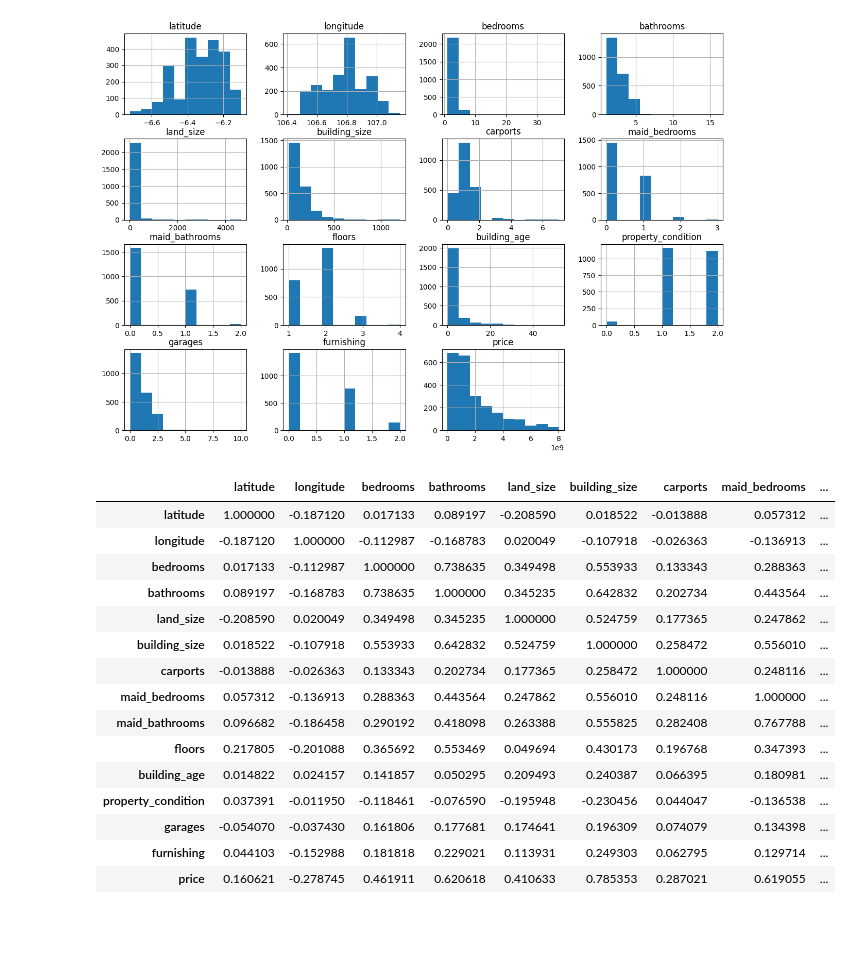
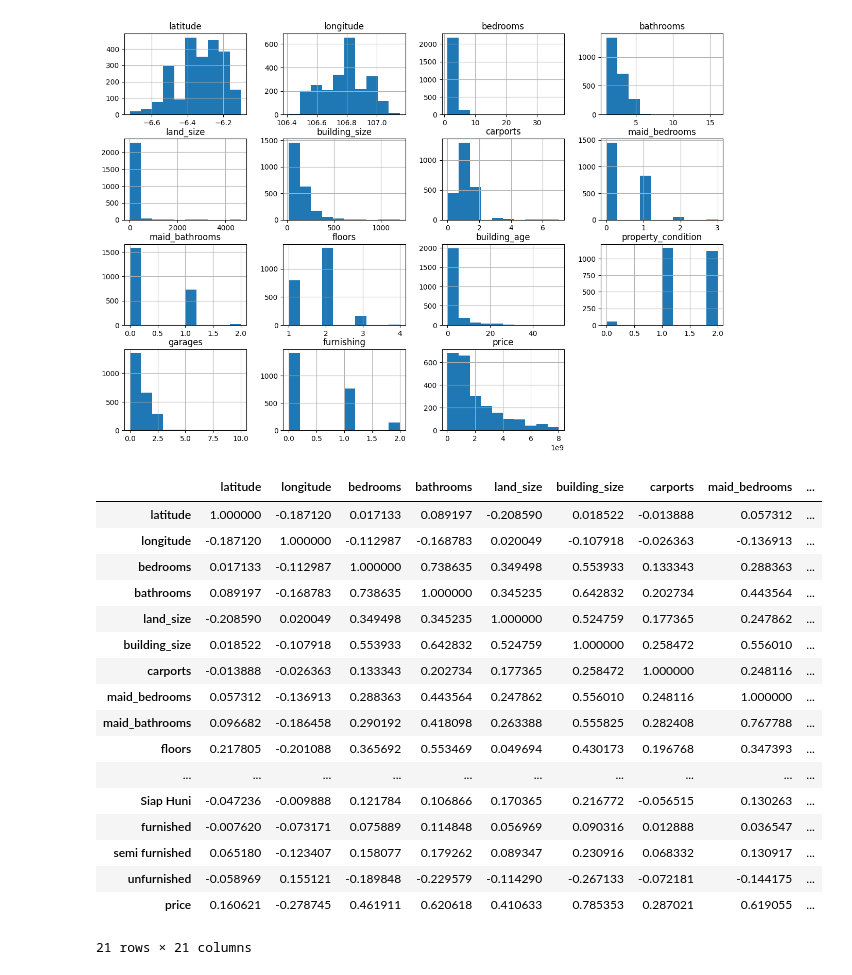
Before and after one commit to MuhGhifari/Prediksi-Harga-Rumah-Jabodetabek, a Jupyter notebook: PrediksiHargaRumahJabodetabek.ipynb, the cells around one changed output. Cells and saved outputs as stored; diff of their text form; code cells hidden in the pictures; blank space fills up the shorter version.

```diff
--- a/PrediksiHargaRumahJabodetabek.ipynb
+++ b/PrediksiHargaRumahJabodetabek.ipynb
@@ -236,6 +236,8 @@ data['property_condition'].unique()
 # %% [output]
 array(['Siap Huni', 'Baru', 'Butuh Renovasi'], dtype=object)
 # %%
+data = data.join(pd.get_dummies(data['property_condition']))
+
 # convert property_condition to numerical values
 property_condition_map = {
   'Butuh Renovasi': 0,
@@ -271,6 +273,8 @@ data['furnishing'].unique()
 # %% [output]
 array(['unfurnished', 'semi furnished', 'furnished'], dtype=object)
 # %%
+data = data.join(pd.get_dummies(data['furnishing']))
+
 # convert furnishing to numerical values
 furnishing_map = {
   'unfurnished': 0,
@@ -486,23 +504,25 @@ array([[<Axes: title={'center': 'latitude'}>,
         <Axes: title={'center': 'price'}>, <Axes: >]], dtype=object)
 [figure]
 # %%
-train_data.corr()
+train_data.corr(numeric_only=True)
 # %% [output]
 |  | latitude | longitude | bedrooms | bathrooms | land_size | building_size | carports | maid_bedrooms | ... |
 | latitude | 1.000000 | -0.187120 | 0.017133 | 0.089197 | -0.208590 | 0.018522 | -0.013888 | 0.057312 | ... |
 | longitude | -0.187120 | 1.000000 | -0.112987 | -0.168783 | 0.020049 | -0.107918 | -0.026363 | -0.136913 | ... |
 | bedrooms | 0.017133 | -0.112987 | 1.000000 | 0.738635 | 0.349498 | 0.553933 | 0.133343 | 0.288363 | ... |
 | bathrooms | 0.089197 | -0.168783 | 0.738635 | 1.000000 | 0.345235 | 0.642832 | 0.202734 | 0.443564 | ... |
 | land_size | -0.208590 | 0.020049 | 0.349498 | 0.345235 | 1.000000 | 0.524759 | 0.177365 | 0.247862 | ... |
 | building_size | 0.018522 | -0.107918 | 0.553933 | 0.642832 | 0.524759 | 1.000000 | 0.258472 | 0.556010 | ... |
 | carports | -0.013888 | -0.026363 | 0.133343 | 0.202734 | 0.177365 | 0.258472 | 1.000000 | 0.248116 | ... |
 | maid_bedrooms | 0.057312 | -0.136913 | 0.288363 | 0.443564 | 0.247862 | 0.556010 | 0.248116 | 1.000000 | ... |
 | maid_bathrooms | 0.096682 | -0.186458 | 0.290192 | 0.418098 | 0.263388 | 0.555825 | 0.282408 | 0.767788 | ... |
 | floors | 0.217805 | -0.201088 | 0.365692 | 0.553469 | 0.049694 | 0.430173 | 0.196768 | 0.347393 | ... |
-| building_age | 0.014822 | 0.024157 | 0.141857 | 0.050295 | 0.209493 | 0.240387 | 0.066395 | 0.180981 | ... |
-| property_condition | 0.037391 | -0.011950 | -0.118461 | -0.076590 | -0.195948 | -0.230456 | 0.044047 | -0.136538 | ... |
-| garages | -0.054070 | -0.037430 | 0.161806 | 0.177681 | 0.174641 | 0.196309 | 0.074079 | 0.134398 | ... |
-| furnishing | 0.044103 | -0.152988 | 0.181818 | 0.229021 | 0.113931 | 0.249303 | 0.062795 | 0.129714 | ... |
+| ... | ... | ... | ... | ... | ... | ... | ... | ... | ... |
+| Siap Huni | -0.047236 | -0.009888 | 0.121784 | 0.106866 | 0.170365 | 0.216772 | -0.056515 | 0.130263 | ... |
+| furnished | -0.007620 | -0.073171 | 0.075889 | 0.114848 | 0.056969 | 0.090316 | 0.012888 | 0.036547 | ... |
+| semi furnished | 0.065180 | -0.123407 | 0.158077 | 0.179262 | 0.089347 | 0.230916 | 0.068332 | 0.130917 | ... |
+| unfurnished | -0.058969 | 0.155121 | -0.189848 | -0.229579 | -0.114290 | -0.267133 | -0.072181 | -0.144175 | ... |
 | price | 0.160621 | -0.278745 | 0.461911 | 0.620618 | 0.410633 | 0.785353 | 0.287021 | 0.619055 | ... |
+21 rows × 21 columns
 # %%
 plt.figure(figsize=(15,10))
```
Also changed, not shown: parts of 11 cells of this notebook.
